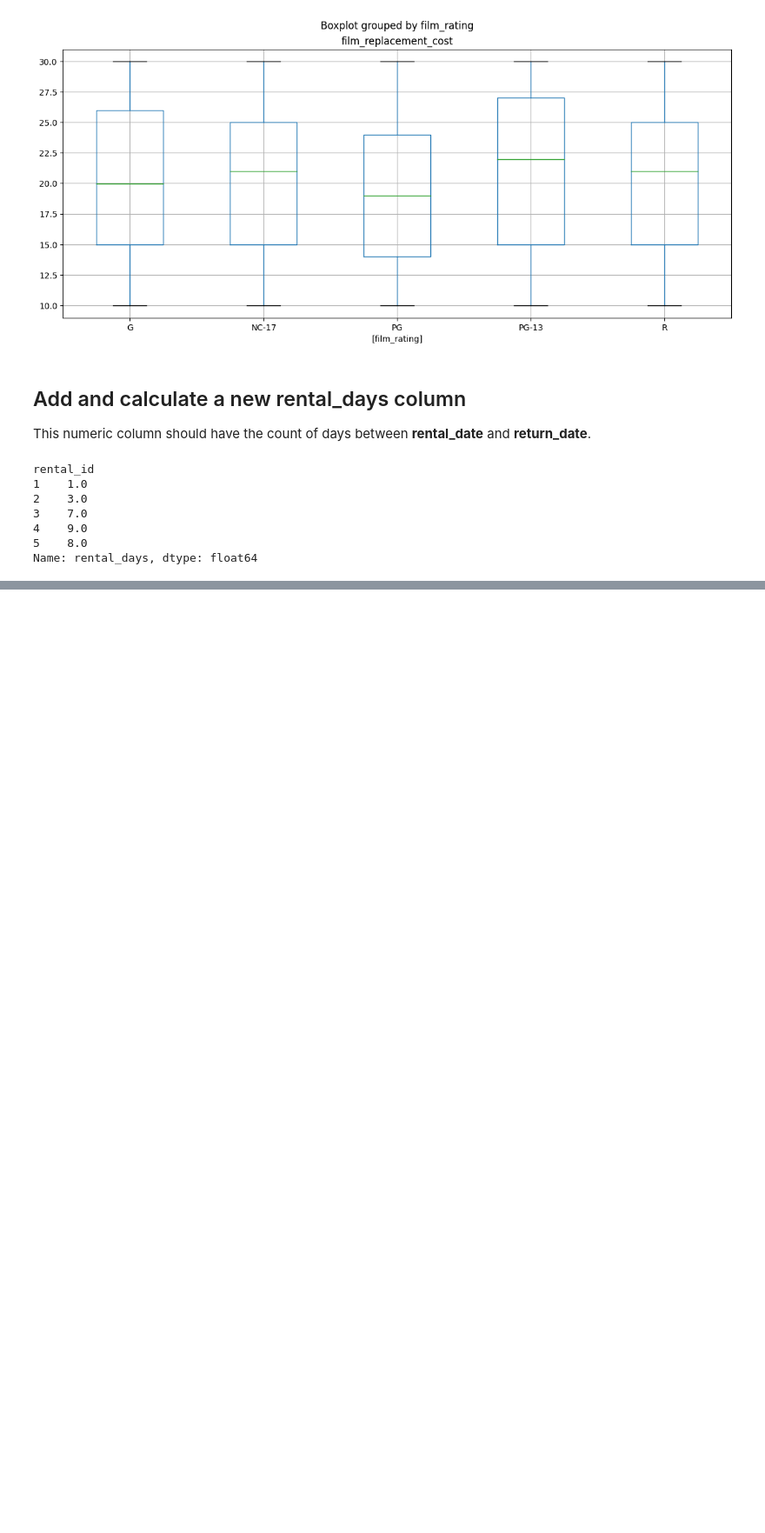
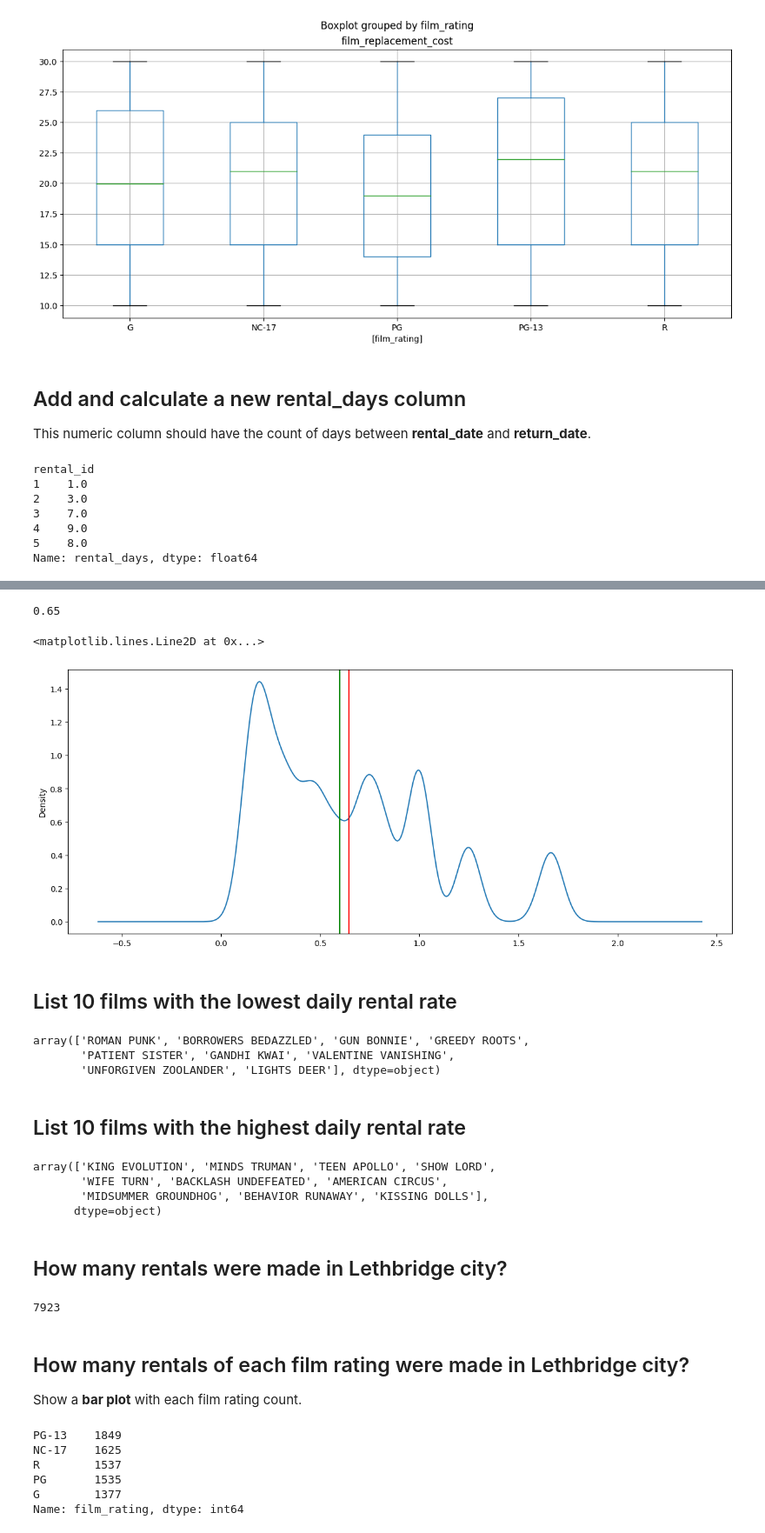
Before and after one commit to christos8566/freecodecamp_data_analysis.res, a Jupyter notebook: Exercise_2_sakila_db.ipynb, the cells around one changed output, grey strips where cells are left out. Shown at 87% size. Saved outputs shown, nothing was run; the diff lists cells and outputs as text; code cells hidden in the pictures; blank space fills up the shorter version.

```diff
--- a/Exercise_2_sakila_db.ipynb
+++ b/Exercise_2_sakila_db.ipynb
@@ -155,0 +178,3 @@ Name: rental_days, dtype: float64
+# %%
+df['film_daily_rental_rate'] = df['film_rental_rate'] / df['film_rental_duration']
+df['film_daily_rental_rate'].head()
@@ -155,0 +194,50 @@ Name: rental_days, dtype: float64
+# %%
+df['film_daily_rental_rate'].mean().round(2)
+# %% [output]
+0.65
+# %%
+ax = df['film_daily_rental_rate'].plot(kind = 'density', figsize = [15, 6])
+ax.axvline(df['film_daily_rental_rate'].mean(), color = 'red')
+ax.axvline(df['film_daily_rental_rate'].median(), color = 'green')
+# %% [output]
+<matplotlib.lines.Line2D at 0x...>
+[figure, added]
+# %% [markdown]
+## List 10 films with the lowest daily rental rate
+# %%
+#df.columns.unique()
+df.loc[df['film_daily_rental_rate'] == df['film_daily_rental_rate'].min(), 'film_title'].head(10).unique()
+# %% [output]
+array(['ROMAN PUNK', 'BORROWERS BEDAZZLED', 'GUN BONNIE', 'GREEDY ROOTS',
+       'PATIENT SISTER', 'GANDHI KWAI', 'VALENTINE VANISHING',
+       'UNFORGIVEN ZOOLANDER', 'LIGHTS DEER'], dtype=object)
+# %% [markdown]
+## List 10 films with the highest daily rental rate
+# %%
+df.loc[df['film_daily_rental_rate'] == df['film_daily_rental_rate'].max(), 'film_title'].head(10).unique()
+# %% [output]
+array(['KING EVOLUTION', 'MINDS TRUMAN', 'TEEN APOLLO', 'SHOW LORD',
+       'WIFE TURN', 'BACKLASH UNDEFEATED', 'AMERICAN CIRCUS',
+       'MIDSUMMER GROUNDHOG', 'BEHAVIOR RUNAWAY', 'KISSING DOLLS'],
+      dtype=object)
+# %% [markdown]
+## How many rentals were made in Lethbridge city?
+# %%
+#df.columns.unique()
+df.loc[df['rental_store_city'] == 'Lethbridge'].shape[0]
+# %% [output]
+7923
+# %% [markdown]
+## How many rentals of each film rating were made in Lethbridge city?
+
+Show a **bar plot** with each film rating count.
+# %%
+#df.columns.unique()
+df.loc[df['rental_store_city'] == 'Lethbridge', 'film_rating'].value_counts()
+# %% [output]
+PG-13    1849
+NC-17    1625
+R        1537
+PG       1535
+G        1377
+Name: film_rating, dtype: int64
```
Also changed, not shown: parts of 13 cells of this notebook.
